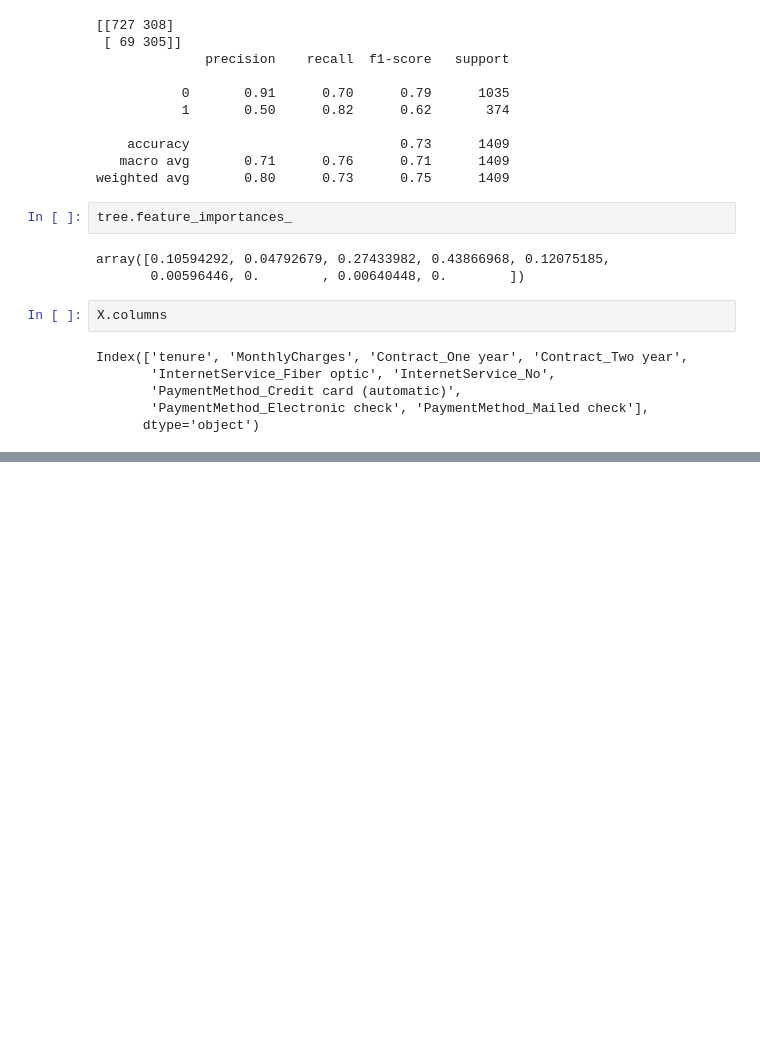
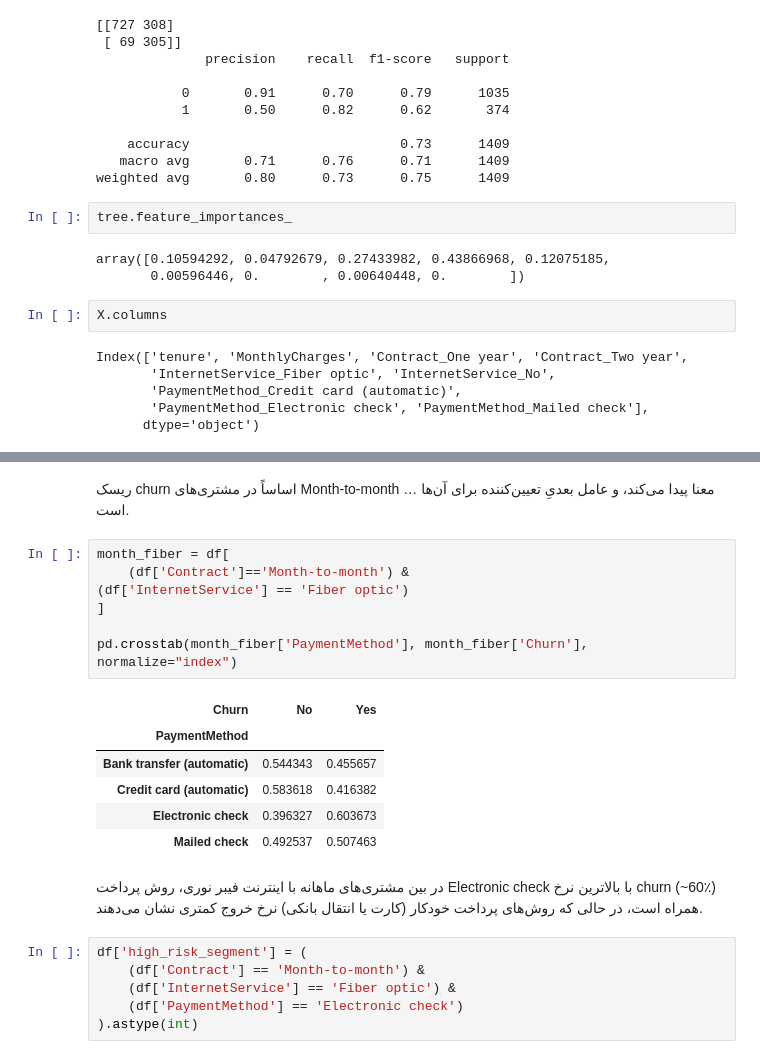
Before and after one commit to mehrdad1992/ai-product-journey, a Jupyter notebook: notebooks/1-data-preparation.ipynb, the cells around one changed output, grey strips where cells are left out. Drawn from its saved outputs; the diff is of its cells as text; blank space fills up the shorter version.

```diff
--- a/notebooks/1-data-preparation.ipynb
+++ b/notebooks/1-data-preparation.ipynb
@@ -518,0 +590,24 @@ Index(['tenure', 'MonthlyCharges', 'Contract_One year', 'Contract_Two year',
+# %% [markdown]
+ریسک churn اساساً در مشتری‌های Month-to-month معنا پیدا می‌کند، و عامل بعدیِ تعیین‌کننده برای آن‌ها … است.
+# %%
+month_fiber = df[
+    (df['Contract']=='Month-to-month') &
+(df['InternetService'] == 'Fiber optic')
+]
+
+pd.crosstab(month_fiber['PaymentMethod'], month_fiber['Churn'], normalize="index")
+# %% [output]
+| Churn | No | Yes |
+| PaymentMethod |  |  |
+| Bank transfer (automatic) | 0.544343 | 0.455657 |
+| Credit card (automatic) | 0.583618 | 0.416382 |
+| Electronic check | 0.396327 | 0.603673 |
+| Mailed check | 0.492537 | 0.507463 |
+# %% [markdown]
+در بین مشتری‌های ماهانه با اینترنت فیبر نوری، روش پرداخت Electronic check با بالاترین نرخ churn (~60٪) همراه است، در حالی که روش‌های پرداخت خودکار (کارت یا انتقال بانکی) نرخ خروج کمتری نشان می‌دهند.
+# %%
+df['high_risk_segment'] = (
+    (df['Contract'] == 'Month-to-month') &
+    (df['InternetService'] == 'Fiber optic') &
+    (df['PaymentMethod'] == 'Electronic check')
+).astype(int)
```
Also changed, not shown: parts of 13 cells of this notebook.
